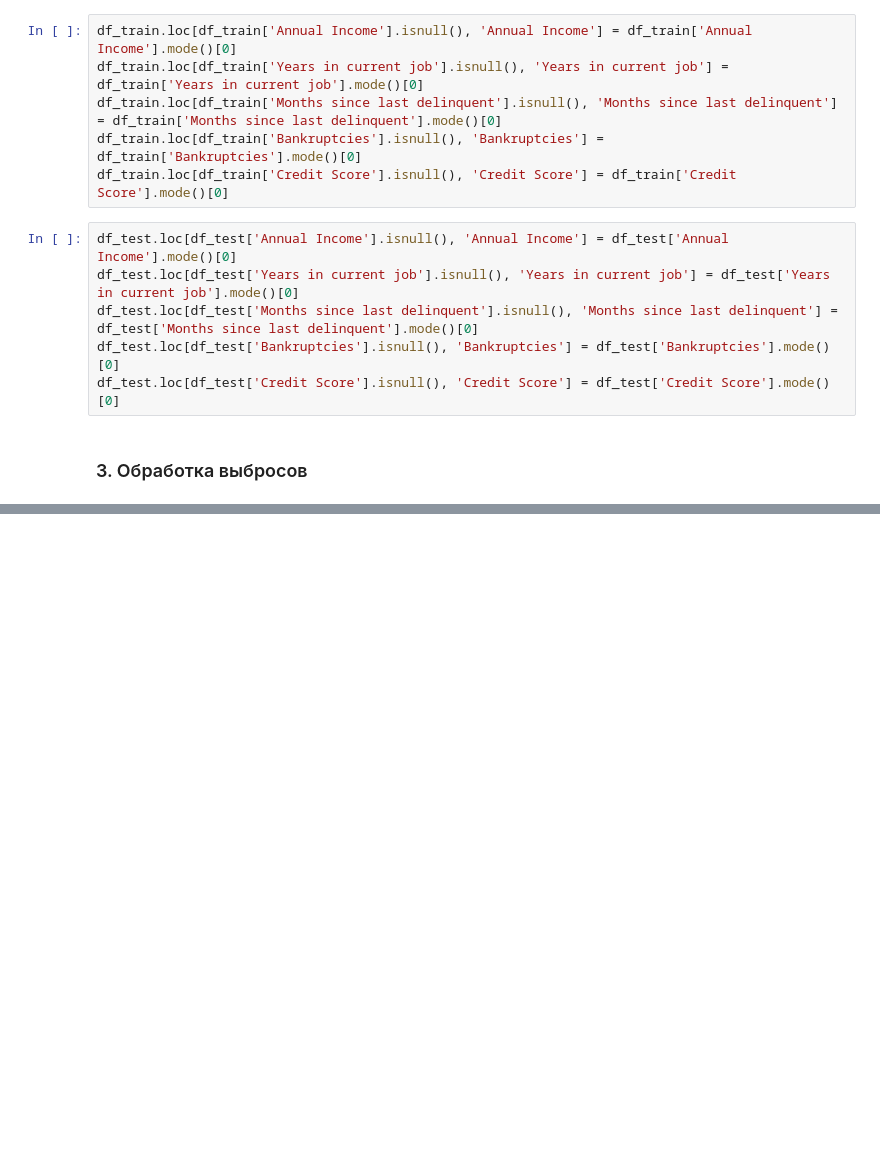
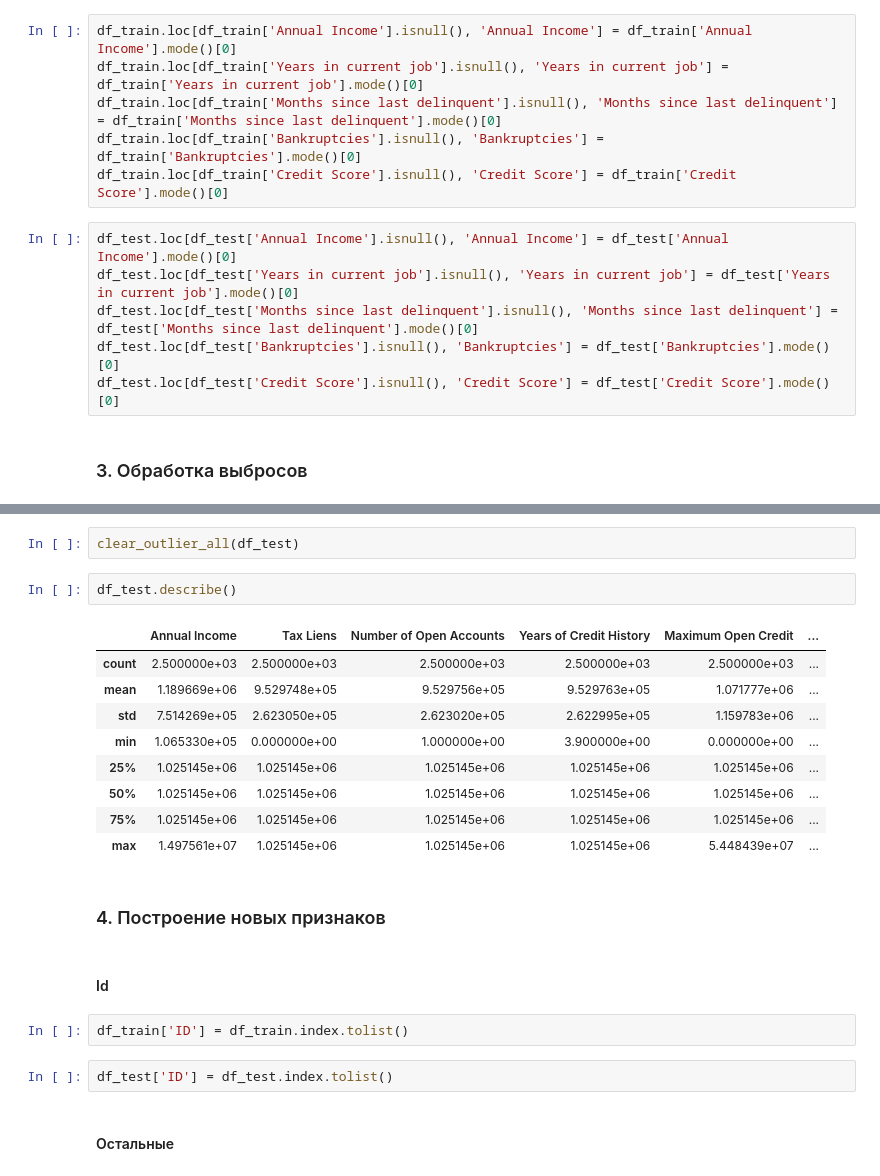
Before and after one commit to superbe/PythonLibrariesForDataScience2, a Jupyter notebook: Course project.ipynb, the cells around one changed output, grey strips where cells are left out. Saved outputs shown, nothing was run; the diff lists cells and outputs as text; blank space fills up the shorter version.

```diff
--- a/Course project.ipynb
+++ b/Course project.ipynb
@@ -327,0 +329,24 @@ def dropout_errors(name, x, mn, s):
+# %%
+clear_outlier_all(df_test)
+# %%
+df_test.describe()
+# %% [output]
+|  | Annual Income | Tax Liens | Number of Open Accounts | Years of Credit History | Maximum Open Credit | ... |
+| count | 2.500000e+03 | 2.500000e+03 | 2.500000e+03 | 2.500000e+03 | 2.500000e+03 | ... |
+| mean | 1.189669e+06 | 9.529748e+05 | 9.529756e+05 | 9.529763e+05 | 1.071777e+06 | ... |
+| std | 7.514269e+05 | 2.623050e+05 | 2.623020e+05 | 2.622995e+05 | 1.159783e+06 | ... |
+| min | 1.065330e+05 | 0.000000e+00 | 1.000000e+00 | 3.900000e+00 | 0.000000e+00 | ... |
+| 25% | 1.025145e+06 | 1.025145e+06 | 1.025145e+06 | 1.025145e+06 | 1.025145e+06 | ... |
+| 50% | 1.025145e+06 | 1.025145e+06 | 1.025145e+06 | 1.025145e+06 | 1.025145e+06 | ... |
+| 75% | 1.025145e+06 | 1.025145e+06 | 1.025145e+06 | 1.025145e+06 | 1.025145e+06 | ... |
+| max | 1.497561e+07 | 1.025145e+06 | 1.025145e+06 | 1.025145e+06 | 5.448439e+07 | ... |
+# %% [markdown]
+### 4. Построение новых признаков
+# %% [markdown]
+#### Id
+# %%
+df_train['ID'] = df_train.index.tolist()
+# %%
+df_test['ID'] = df_test.index.tolist()
+# %% [markdown]
+#### Остальные
```
Also changed, not shown: parts of 10 cells of this notebook.
